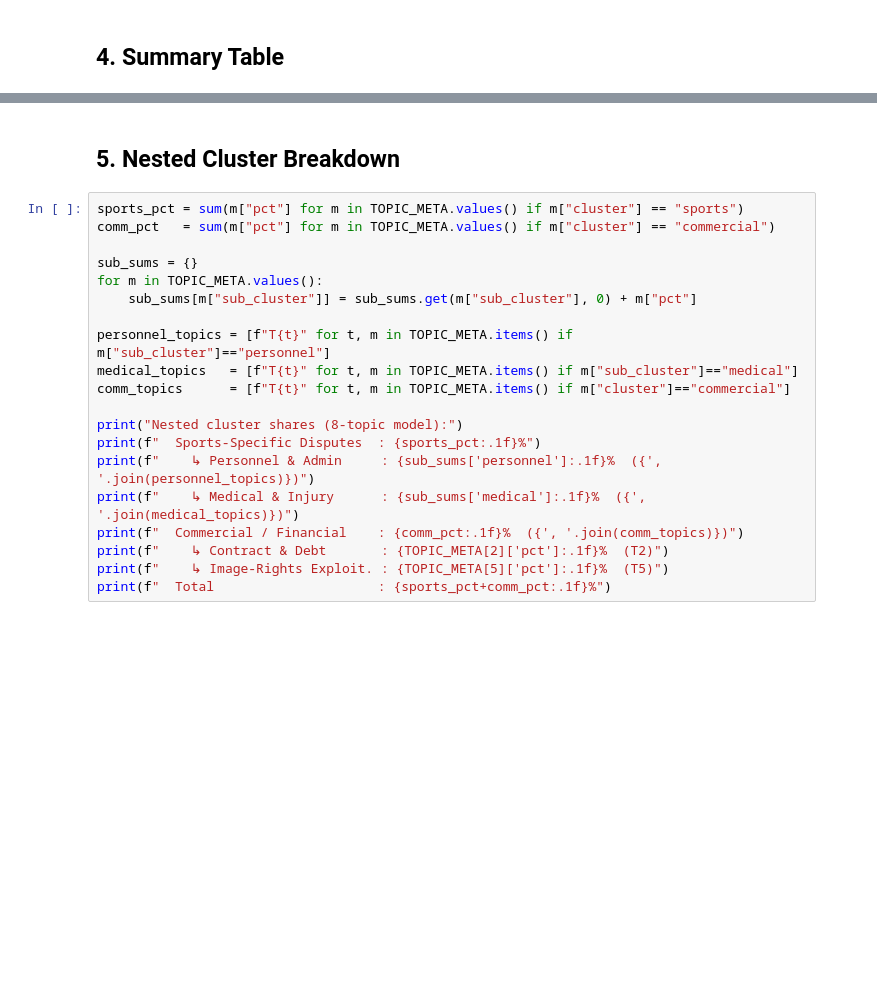
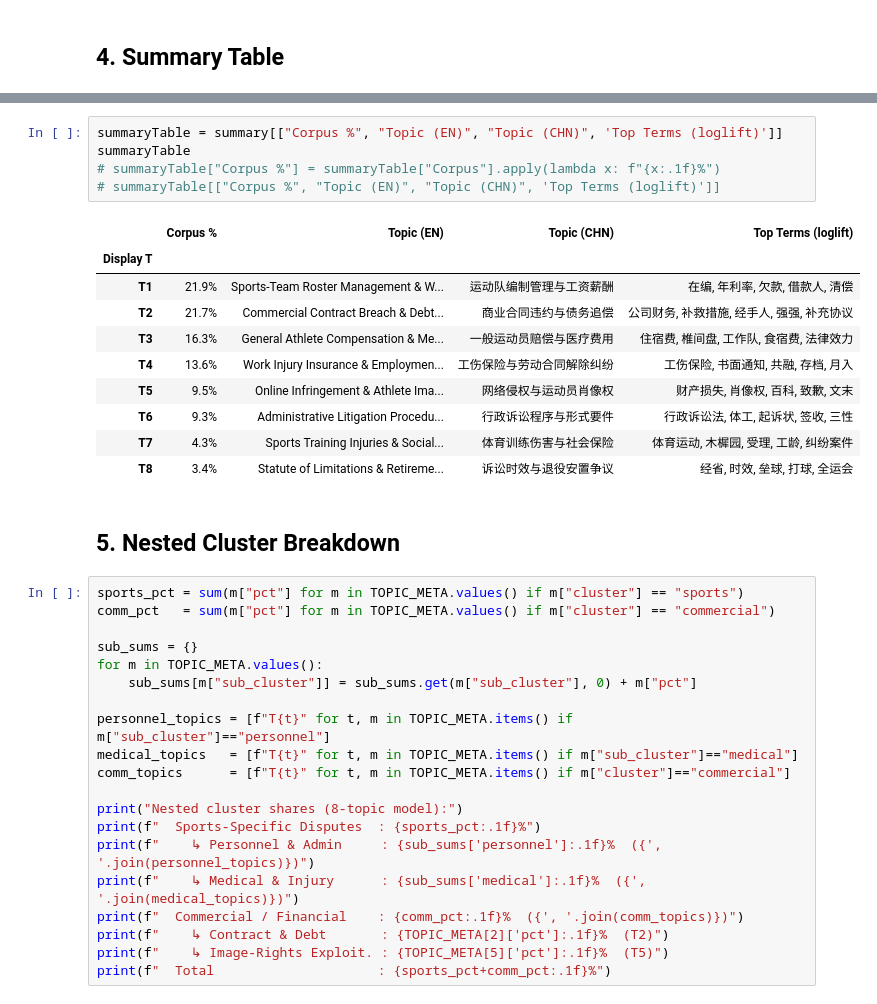
Before and after one commit to wangyixun-frances/qss20_athlete_court_complaints, a Jupyter notebook: code/03_topic_summary_n8.ipynb, the cells around one changed output, grey strips where cells are left out. Cells and saved outputs as stored; diff of their text form; blank space fills up the shorter version.

```diff
--- a/code/03_topic_summary_n8.ipynb
+++ b/code/03_topic_summary_n8.ipynb
@@ -301,3 +329,19 @@ summary
+# %%
+summaryTable = summary[["Corpus %", "Topic (EN)", "Topic (CHN)", 'Top Terms (loglift)']]
+summaryTable
+# summaryTable["Corpus %"] = summaryTable["Corpus"].apply(lambda x: f"{x:.1f}%")
+# summaryTable[["Corpus %", "Topic (EN)", "Topic (CHN)", 'Top Terms (loglift)']]
+# %% [output]
+|  | Corpus % | Topic (EN) | Topic (CHN) | Top Terms (loglift) |
+| Display T |  |  |  |  |
+| T1 | 21.9% | Sports-Team Roster Management & W... | 运动队编制管理与工资薪酬 | 在编, 年利率, 欠款, 借款人, 清偿 |
+| T2 | 21.7% | Commercial Contract Breach & Debt... | 商业合同违约与债务追偿 | 公司财务, 补救措施, 经手人, 强强, 补充协议 |
+| T3 | 16.3% | General Athlete Compensation & Me... | 一般运动员赔偿与医疗费用 | 住宿费, 椎间盘, 工作队, 食宿费, 法律效力 |
+| T4 | 13.6% | Work Injury Insurance & Employmen... | 工伤保险与劳动合同解除纠纷 | 工伤保险, 书面通知, 共融, 存档, 月入 |
+| T5 | 9.5% | Online Infringement & Athlete Ima... | 网络侵权与运动员肖像权 | 财产损失, 肖像权, 百科, 致歉, 文末 |
+| T6 | 9.3% | Administrative Litigation Procedu... | 行政诉讼程序与形式要件 | 行政诉讼法, 体工, 起诉状, 签收, 三性 |
+| T7 | 4.3% | Sports Training Injuries & Social... | 体育训练伤害与社会保险 | 体育运动, 木樨园, 受理, 工龄, 纠纷案件 |
+| T8 | 3.4% | Statute of Limitations & Retireme... | 诉讼时效与退役安置争议 | 经省, 时效, 垒球, 打球, 全运会 |
 # %% [markdown]
 ## 5. Nested Cluster Breakdown
 # %%
```
Also changed, not shown: parts of 4 cells of this notebook, 40 other files.
